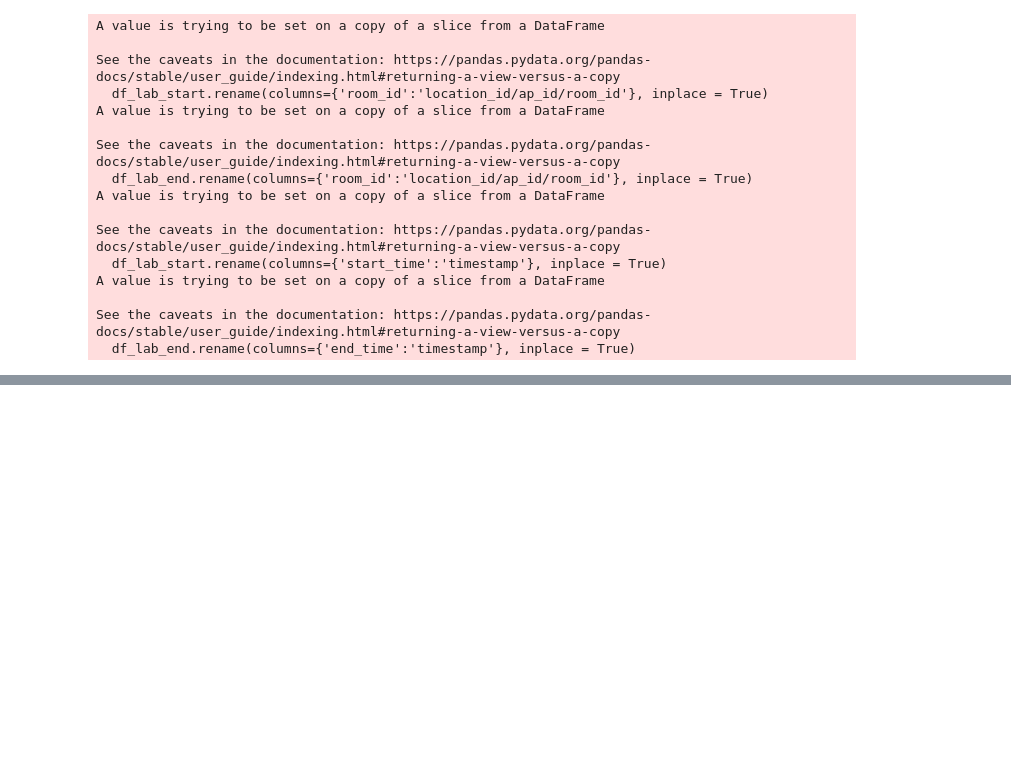
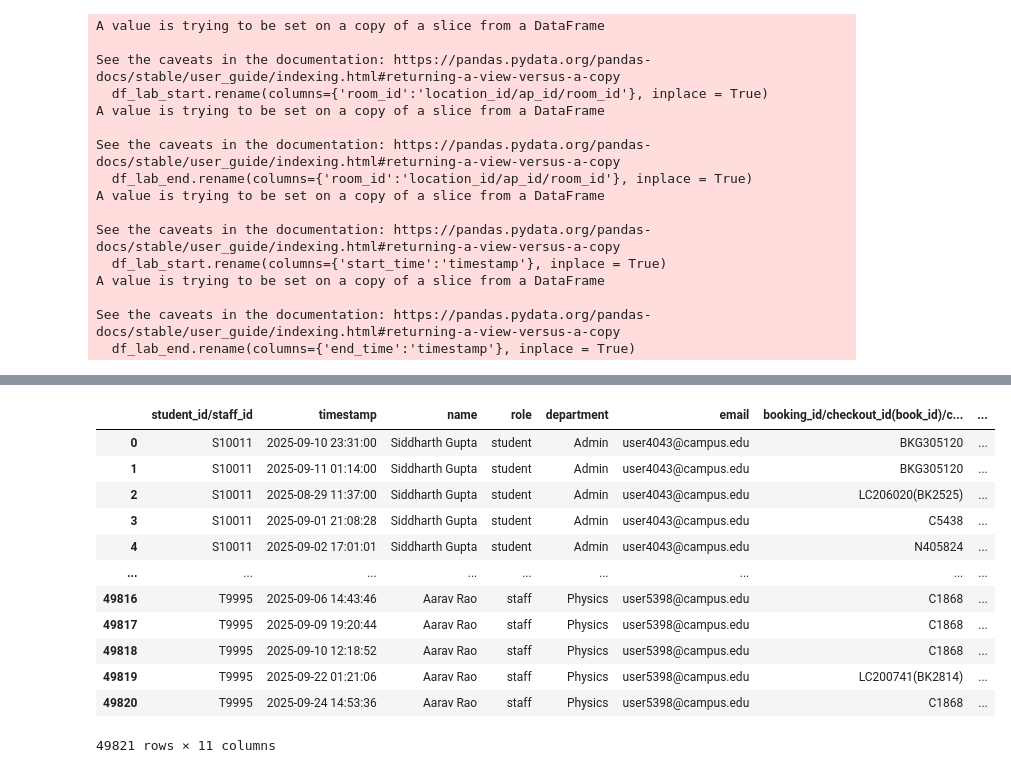
Before and after one commit to nilotpal-n7/ethos-security, a Jupyter notebook: Unified_Timeline.ipynb, the cells around one changed output, grey strips where cells are left out. Saved outputs shown, nothing was run; the diff lists cells and outputs as text; code cells hidden in the pictures; blank space fills up the shorter version.

```diff
--- a/Unified_Timeline.ipynb
+++ b/Unified_Timeline.ipynb
@@ -120,0 +185,21 @@ unified_timeline_swipe_wifi_checkouts_labs.to_csv("unified_timeline_swipe_wifi_c
+# %%
+unified_timeline_swipe_wifi_checkouts_labs.rename(columns={'booking_id/checkout_id(book_id)/card_id/device_hash': 'booking_id/checkout_id(book_id)/card_id/device_hash/note_id'}, inplace=True)
+unified_timeline_swipe_wifi_checkouts_labs.rename(columns={'location_id/ap_id/room_id': 'location/location_id/ap_id/room_id'}, inplace=True)
+unified_timeline_swipe_wifi_checkouts_labs_notes = pd.concat([unified_timeline_swipe_wifi_checkouts_labs, notes_std ], ignore_index=True)
+unified_timeline_swipe_wifi_checkouts_labs_notes.sort_values(by=['student_id/staff_id', 'timestamp'], inplace=True)
+unified_timeline_swipe_wifi_checkouts_labs_notes.reset_index(drop=True, inplace=True)
+unified_timeline_swipe_wifi_checkouts_labs_notes
+# %% [output]
+|  | student_id/staff_id | timestamp | name | role | department | email | booking_id/checkout_id(book_id)/c... | ... |
+| 0 | S10011 | 2025-09-10 23:31:00 | Siddharth Gupta | student | Admin | user4043@campus.edu | BKG305120 | ... |
+| 1 | S10011 | 2025-09-11 01:14:00 | Siddharth Gupta | student | Admin | user4043@campus.edu | BKG305120 | ... |
+| 2 | S10011 | 2025-08-29 11:37:00 | Siddharth Gupta | student | Admin | user4043@campus.edu | LC206020(BK2525) | ... |
+| 3 | S10011 | 2025-09-01 21:08:28 | Siddharth Gupta | student | Admin | user4043@campus.edu | C5438 | ... |
+| 4 | S10011 | 2025-09-02 17:01:01 | Siddharth Gupta | student | Admin | user4043@campus.edu | N405824 | ... |
+| ... | ... | ... | ... | ... | ... | ... | ... | ... |
+| 49816 | T9995 | 2025-09-06 14:43:46 | Aarav Rao | staff | Physics | user5398@campus.edu | C1868 | ... |
+| 49817 | T9995 | 2025-09-09 19:20:44 | Aarav Rao | staff | Physics | user5398@campus.edu | C1868 | ... |
+| 49818 | T9995 | 2025-09-10 12:18:52 | Aarav Rao | staff | Physics | user5398@campus.edu | C1868 | ... |
+| 49819 | T9995 | 2025-09-22 01:21:06 | Aarav Rao | staff | Physics | user5398@campus.edu | LC200741(BK2814) | ... |
+| 49820 | T9995 | 2025-09-24 14:53:36 | Aarav Rao | staff | Physics | user5398@campus.edu | C1868 | ... |
+49821 rows × 11 columns
```
Also changed, not shown: parts of 6 cells of this notebook, 2 other files.
